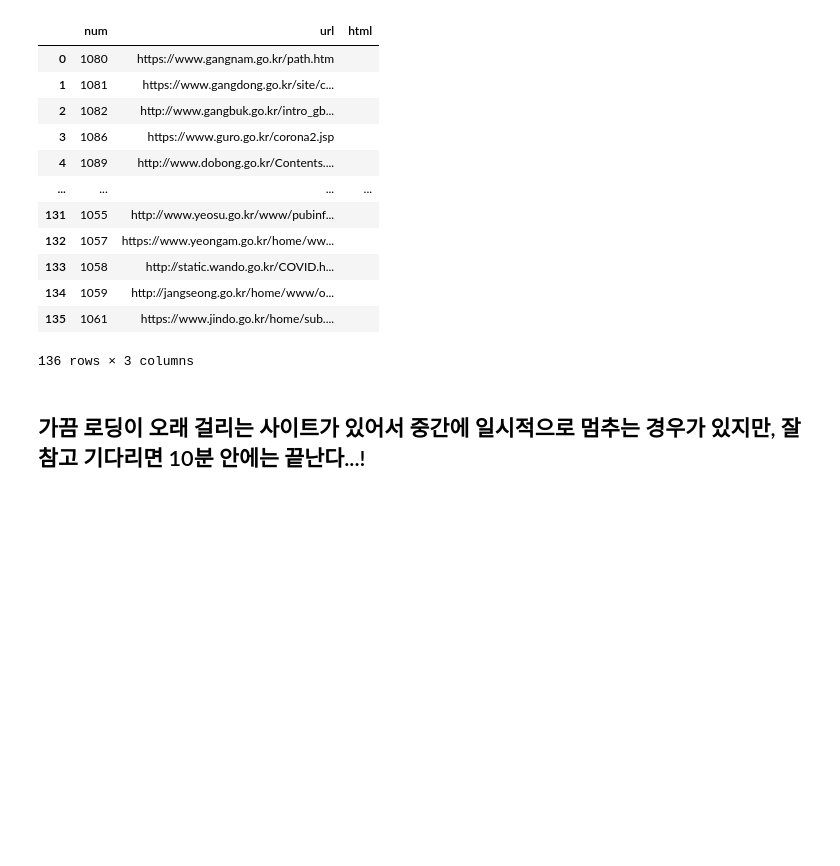
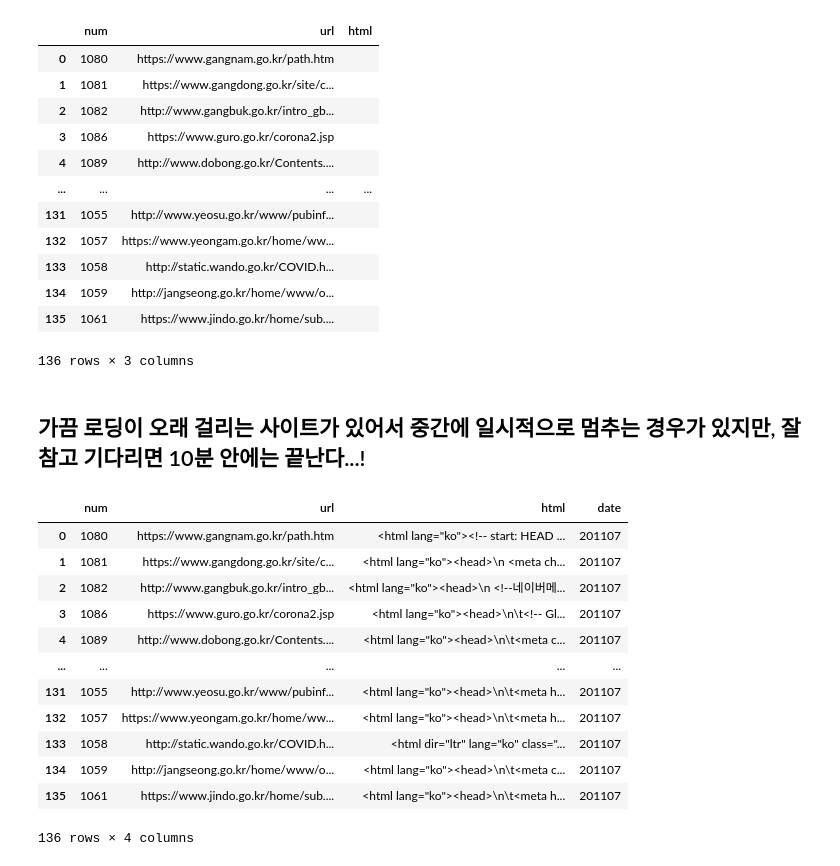
Before and after one commit to south-korea-covid/crawling, a Jupyter notebook: crawl_type1.ipynb, the cells around one changed output. Saved outputs shown, nothing was run; the diff lists cells and outputs as text; code cells hidden in the pictures; blank space fills up the shorter version.

```diff
--- a/crawl_type1.ipynb
+++ b/crawl_type1.ipynb
@@ -11,7 +11,7 @@ import time
 from tqdm import tqdm
 from selenium import webdriver
 # %%
-today = str(dt.datetime.today().date()).replace('-','')[2:]
+today = '201107' #str(dt.datetime.today().date()).replace('-','')[2:]
 PATH_DATA = Path.cwd().parent / 'data' / 'raw_tables' / today
 
 chromedriver = '/Users/junseoklee/Applications/chromedriver'
@@ -111,11 +111,11 @@ one_shot_urls = {
     '1211': 'https://www.gn.go.kr/',
     '1215': 'http://www.sokcho.go.kr/intro.html',
     '1217': 'http://www.yangyang.go.kr/covid/corona-19.html',
-    '1219': 'http://covid19.wonju.go.kr/intro.jsp#',
+    '1219': 'https://covid19.wonju.go.kr/intro.jsp#',
     '1220': 'http://www.inje.go.kr/corona-19.html',
     '1221': 'http://www.jeongseon.go.kr/intro.html',
     '1222': 'http://www.cwg.go.kr/coronaintro.jsp',
-    '1223': 'https://www.chuncheon.go.kr/index.chuncheon?menuCd=DOM_000000599001000000',
+    '1223': 'http://www.chuncheon.go.kr/index.chuncheon?menuCd=DOM_000000599001000000',
     '1224': 'https://www.taebaek.go.kr/intro.jsp',
     '1225': 'https://www.pc.go.kr/corona-19.html',
     '1226': 'https://www.hongcheon.go.kr/corona_intro.jsp',
@@ -181,11 +181,30 @@ df
 ## 가끔 로딩이 오래 걸리는 사이트가 있어서 중간에 일시적으로 멈추는 경우가 있지만, 잘 참고 기다리면 10분 안에는 끝난다...!
 # %%
 for i, url in tqdm(enumerate(df.url)):
-    driver.get(url)
-    time.sleep(0.5)
-    df.iloc[i,2] = driver.page_source
+    try:
+        driver.get(url)
+        time.sleep(1)
+        df.iloc[i,2] = driver.page_source
+    except:
+        pass
 # %%
 df['date'] = today
 df.to_csv(PATH_DATA / (today + '_type1.csv'), index = False)
+# %%
+df
+# %% [output]
+|  | num | url | html | date |
+| 0 | 1080 | https://www.gangnam.go.kr/path.htm | <html lang="ko"><!-- start: HEAD ... | 201107 |
+| 1 | 1081 | https://www.gangdong.go.kr/site/c... | <html lang="ko"><head>\n <meta ch... | 201107 |
+| 2 | 1082 | http://www.gangbuk.go.kr/intro_gb... | <html lang="ko"><head>\n <!--네이버메... | 201107 |
+| 3 | 1086 | https://www.guro.go.kr/corona2.jsp | <html lang="ko"><head>\n\t<!-- Gl... | 201107 |
+| 4 | 1089 | http://www.dobong.go.kr/Contents.... | <html lang="ko"><head>\n\t<meta c... | 201107 |
+| ... | ... | ... | ... | ... |
+| 131 | 1055 | http://www.yeosu.go.kr/www/pubinf... | <html lang="ko"><head>\n\t<meta h... | 201107 |
+| 132 | 1057 | https://www.yeongam.go.kr/home/ww... | <html lang="ko"><head>\n\t<meta h... | 201107 |
+| 133 | 1058 | http://static.wando.go.kr/COVID.h... | <html dir="ltr" lang="ko" class="... | 201107 |
+| 134 | 1059 | http://jangseong.go.kr/home/www/o... | <html lang="ko"><head>\n\t<meta c... | 201107 |
+| 135 | 1061 | https://www.jindo.go.kr/home/sub.... | <html lang="ko"><head>\n\t<meta h... | 201107 |
+136 rows × 4 columns
 # %%
 driver.quit()
```
Also changed, not shown: 2 other files.
